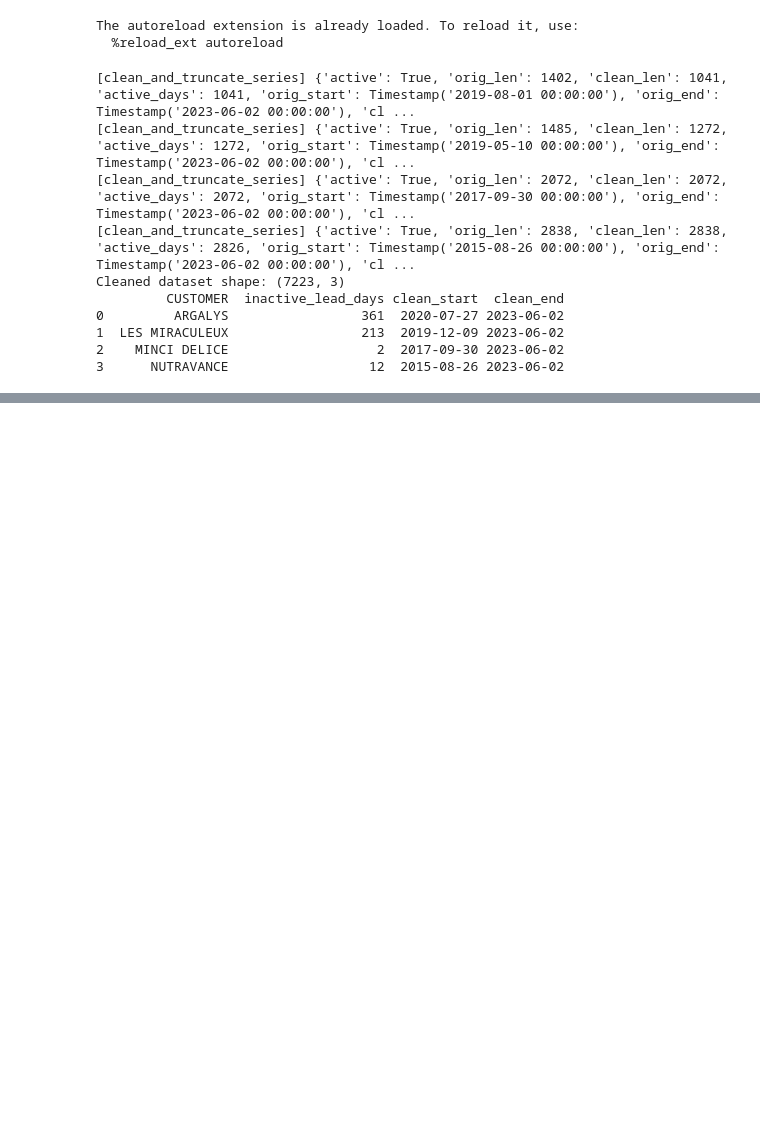
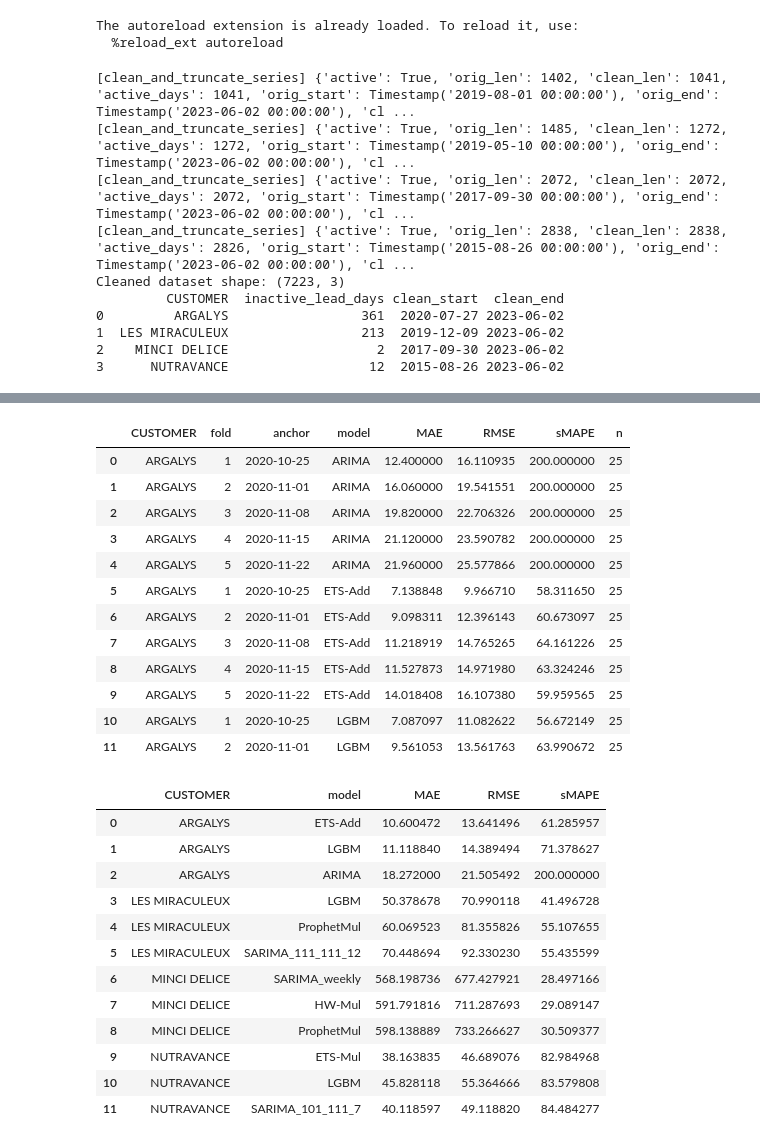
Before and after one commit to Mr-Saab-29/alki-forecast, a Jupyter notebook: notebooks/03_model_experiments/model_exp.ipynb, the cells around one changed output, grey strips where cells are left out. Saved outputs shown, nothing was run; the diff lists cells and outputs as text; code cells hidden in the pictures; blank space fills up the shorter version.

```diff
--- a/notebooks/03_model_experiments/model_exp.ipynb
+++ b/notebooks/03_model_experiments/model_exp.ipynb
@@ -172,0 +183,23 @@ display(per_customer_mean)
+# %%
+per_fold, summary = run_candidates_per_customer(
+    df_clean,
+    model_matrix_path="configs/model_matrix.yaml",
+    n_folds=5,
+    window_type="expanding",
+    step_days=7,
+    horizon_days=25,
+    gap_days=0,
+    max_lag=30,
+    roll_windows=[7,14,30],
+    holiday_country="FR",
+    holiday_subdiv_map=None,
+    holiday_window=3,
+    trim_by_history=True,
+    dropna_mode="none",
+    out_dir="outputs/cv/candidates",
+    save_csv=True,
+)
+
+display(per_fold.head(12))
+display(summary)
+# %% [output]
@@ -172,0 +240,26 @@ display(per_customer_mean)
+|  | CUSTOMER | fold | anchor | model | MAE | RMSE | sMAPE | n |
+| 0 | ARGALYS | 1 | 2020-10-25 | ARIMA | 12.400000 | 16.110935 | 200.000000 | 25 |
+| 1 | ARGALYS | 2 | 2020-11-01 | ARIMA | 16.060000 | 19.541551 | 200.000000 | 25 |
+| 2 | ARGALYS | 3 | 2020-11-08 | ARIMA | 19.820000 | 22.706326 | 200.000000 | 25 |
+| 3 | ARGALYS | 4 | 2020-11-15 | ARIMA | 21.120000 | 23.590782 | 200.000000 | 25 |
+| 4 | ARGALYS | 5 | 2020-11-22 | ARIMA | 21.960000 | 25.577866 | 200.000000 | 25 |
+| 5 | ARGALYS | 1 | 2020-10-25 | ETS-Add | 7.138848 | 9.966710 | 58.311650 | 25 |
+| 6 | ARGALYS | 2 | 2020-11-01 | ETS-Add | 9.098311 | 12.396143 | 60.673097 | 25 |
+| 7 | ARGALYS | 3 | 2020-11-08 | ETS-Add | 11.218919 | 14.765265 | 64.161226 | 25 |
+| 8 | ARGALYS | 4 | 2020-11-15 | ETS-Add | 11.527873 | 14.971980 | 63.324246 | 25 |
+| 9 | ARGALYS | 5 | 2020-11-22 | ETS-Add | 14.018408 | 16.107380 | 59.959565 | 25 |
+| 10 | ARGALYS | 1 | 2020-10-25 | LGBM | 7.087097 | 11.082622 | 56.672149 | 25 |
+| 11 | ARGALYS | 2 | 2020-11-01 | LGBM | 9.561053 | 13.561763 | 63.990672 | 25 |
+|  | CUSTOMER | model | MAE | RMSE | sMAPE |
+| 0 | ARGALYS | ETS-Add | 10.600472 | 13.641496 | 61.285957 |
+| 1 | ARGALYS | LGBM | 11.118840 | 14.389494 | 71.378627 |
+| 2 | ARGALYS | ARIMA | 18.272000 | 21.505492 | 200.000000 |
+| 3 | LES MIRACULEUX | LGBM | 50.378678 | 70.990118 | 41.496728 |
+| 4 | LES MIRACULEUX | ProphetMul | 60.069523 | 81.355826 | 55.107655 |
+| 5 | LES MIRACULEUX | SARIMA_111_111_12 | 70.448694 | 92.330230 | 55.435599 |
+| 6 | MINCI DELICE | SARIMA_weekly | 568.198736 | 677.427921 | 28.497166 |
+| 7 | MINCI DELICE | HW-Mul | 591.791816 | 711.287693 | 29.089147 |
+| 8 | MINCI DELICE | ProphetMul | 598.138889 | 733.266627 | 30.509377 |
+| 9 | NUTRAVANCE | ETS-Mul | 38.163835 | 46.689076 | 82.984968 |
+| 10 | NUTRAVANCE | LGBM | 45.828118 | 55.364666 | 83.579808 |
+| 11 | NUTRAVANCE | SARIMA_101_111_7 | 40.118597 | 49.118820 | 84.484277 |
```
Also changed, not shown: parts of 9 cells of this notebook, 10 other files.
